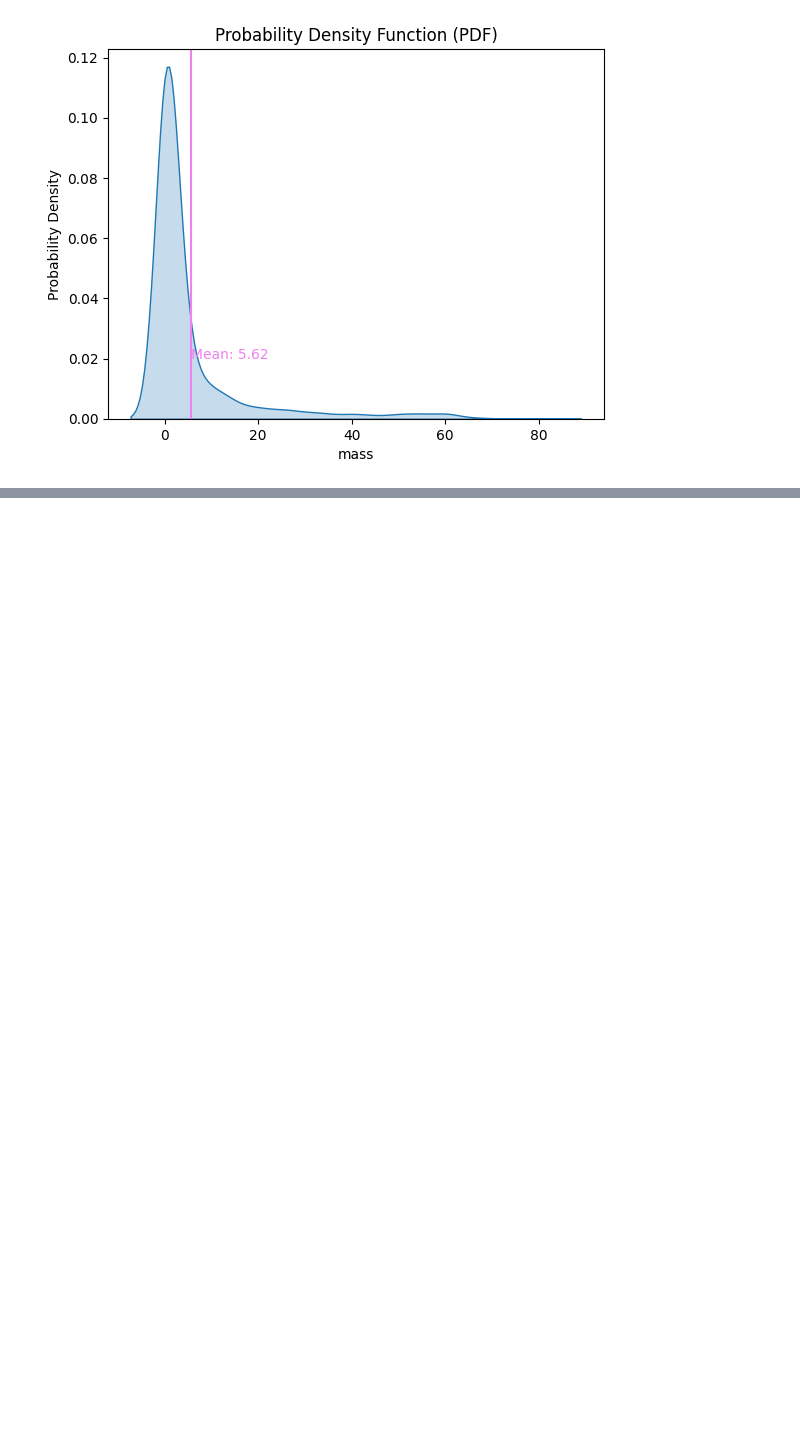
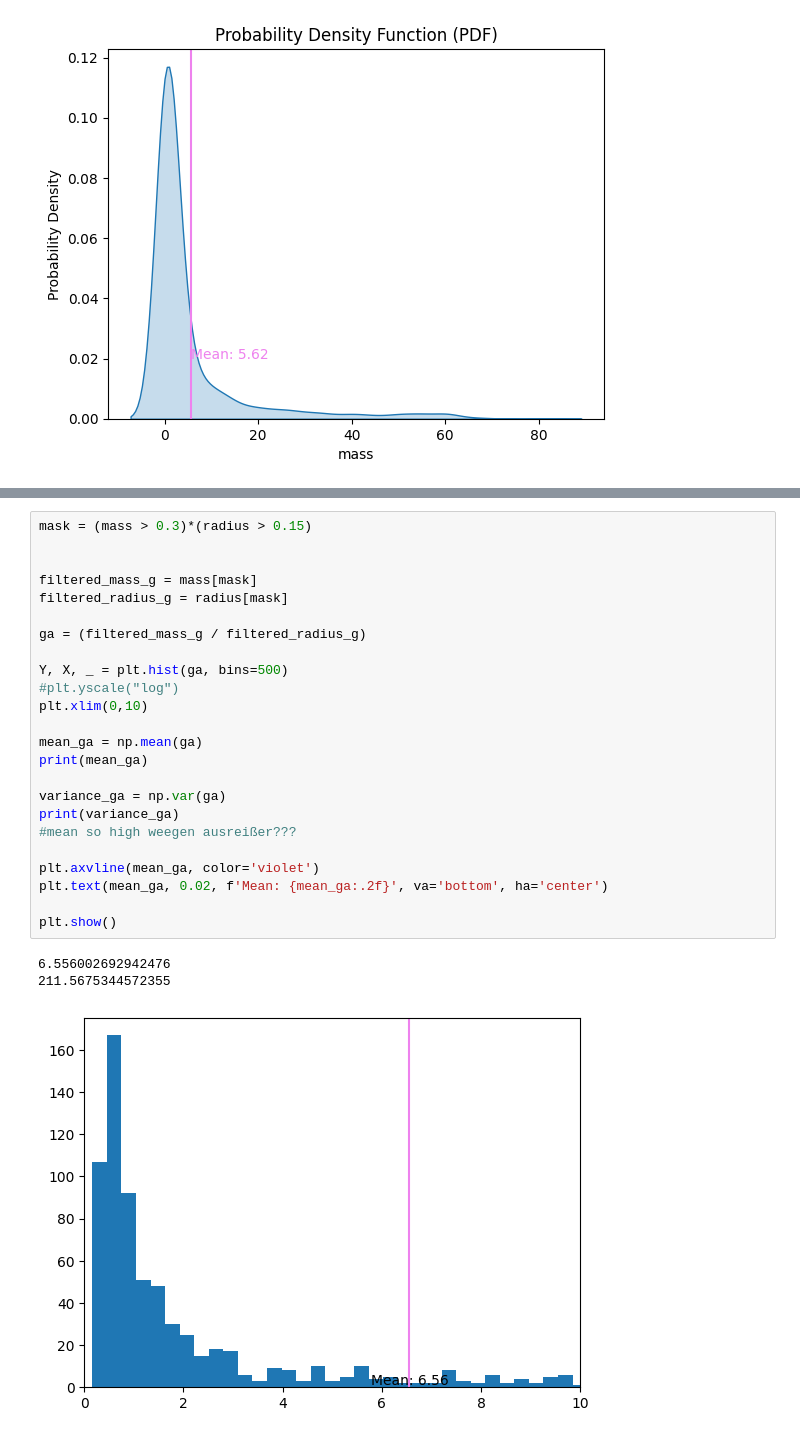
Before and after one commit to samkampitsch/data-and-statistics, a Jupyter notebook: Exoplanets.ipynb, the cells around one changed output, grey strips where cells are left out. Cells and saved outputs as stored; diff of their text form; blank space fills up the shorter version.

```diff
--- a/Exoplanets.ipynb
+++ b/Exoplanets.ipynb
@@ -443,0 +474,28 @@ Variance of mass 145.02224856093775
+# %%
+mask = (mass > 0.3)*(radius > 0.15)
+
+
+filtered_mass_g = mass[mask]
+filtered_radius_g = radius[mask]
+
+ga = (filtered_mass_g / filtered_radius_g)
+
+Y, X, _ = plt.hist(ga, bins=500)
+#plt.yscale("log")
+plt.xlim(0,10)
+
+mean_ga = np.mean(ga)
+print(mean_ga)
+
+variance_ga = np.var(ga)
+print(variance_ga)
+#mean so high weegen ausreißer???
+
+plt.axvline(mean_ga, color='violet')
+plt.text(mean_ga, 0.02, f'Mean: {mean_ga:.2f}', va='bottom', ha='center')
+
+plt.show()
+# %% [output]
+6.556002692942476
+211.5675344572355
+[figure, added]
```
Also changed, not shown: parts of 3 cells of this notebook.
